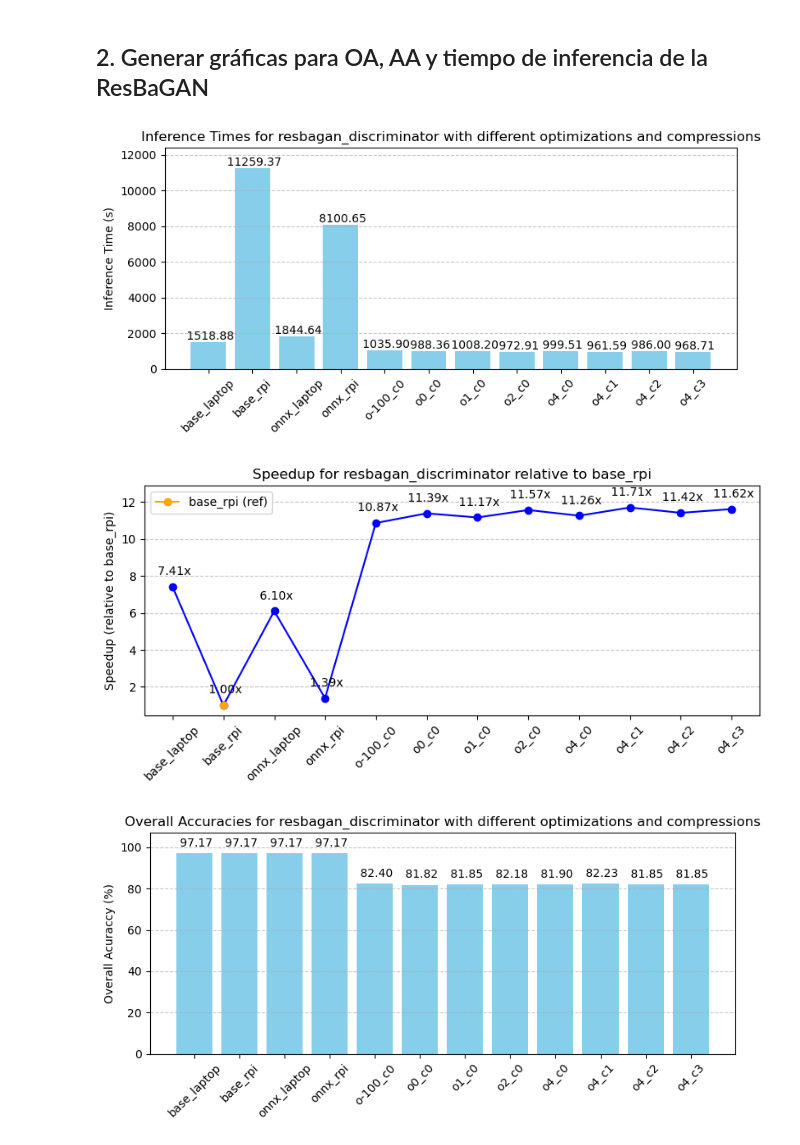
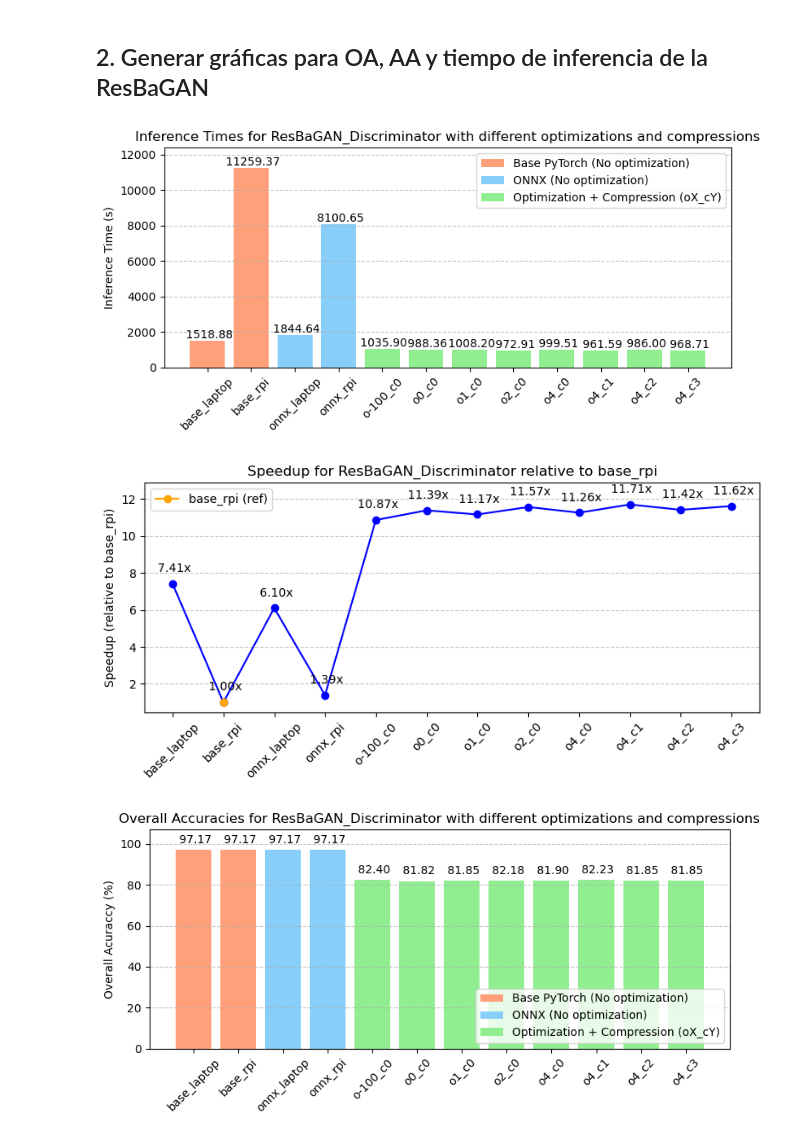
Before and after one commit to pablogcfuentes/hyper-rpi, a Jupyter notebook: notebooks/30_AUX_Graphs.ipynb, the cells around one changed output. Saved outputs shown, nothing was run; the diff lists cells and outputs as text; code cells hidden in the pictures.

Commit message:
Detailed graphs

```diff
--- a/notebooks/30_AUX_Graphs.ipynb
+++ b/notebooks/30_AUX_Graphs.ipynb
@@ -147,7 +177,7 @@ aa_values = [
 ]
 
 plt.figure(figsize=(8, 4))
-bars = plt.bar(model_names_cnn, aa_values, color='skyblue')
+bars = plt.bar(model_names_cnn, aa_values, color=bar_colors)
 
 # Añadimos valores encima de las barras
 for bar, value in zip(bars, aa_values):
@@ -158,9 +188,12 @@ for bar, value in zip(bars, aa_values):
 
 plt.ylim(top=max(aa_values) * 1.1)
 plt.ylabel("Average Acuraccy (%)")
-plt.title("Average Accuracies for cnn21 with different optimizations and compressions")
+plt.title("Average Accuracies for CNN with different optimizations and compressions")
 plt.xticks(rotation=45)
 plt.grid(axis='y', linestyle='--', alpha=0.7)
+
+# Añadimos leyenda y texto explicativo
+plt.legend(handles = legend_elements, loc='center right', frameon=True)
 plt.tight_layout()
 
 # Guardar y mostrar la imagen
@@ -228,6 +261,28 @@ model_names_resbagan = [
     "o4_c2",
     "o4_c3",
 ]
+
+color_map = {
+    "base": "#FFA07A", # Color salmón
+    "onnx": "#87CEFA", # Color azul cielo
+    "opt": "#90EE90" # Color verde claro
+}
+
+# Asignar colores a cada modelo según su prefijo
+bar_colors = []
+for name in model_names_resbagan:
+    if name.startswith("base"):
+        bar_colors.append(color_map["base"])
+    elif name.startswith("onnx"):
+        bar_colors.append(color_map["onnx"])
+    else:
+        bar_colors.append(color_map["opt"])
+
+legend_elements = [
+    Patch(facecolor=color_map["base"], label="Base PyTorch (No optimization)"),
+    Patch(facecolor=color_map["onnx"], label="ONNX (No optimization)"),
+    Patch(facecolor=color_map["opt"], label="Optimization + Compression (oX_cY)")
+]
 # %%
 # Graficar los tiempos de inferencia
 inference_times = [
@@ -246,7 +301,7 @@ inference_times = [
 ]
 
 plt.figure(figsize=(8, 4))
-bars = plt.bar(model_names_resbagan, inference_times, color='skyblue')
+bars = plt.bar(model_names_resbagan, inference_times, color=bar_colors)
 
 # Añadimos valores encima de las barras
 for bar, value in zip(bars, inference_times):
@@ -257,9 +312,12 @@ for bar, value in zip(bars, inference_times):
 
 plt.ylim(top=max(inference_times) * 1.1)
 plt.ylabel("Inference Time (s)")
-plt.title("Inference Times for resbagan_discriminator with different optimizations and compressions")
+plt.title("Inference Times for ResBaGAN_Discriminator with different optimizations and compressions")
 plt.xticks(rotation=45)
 plt.grid(axis='y', linestyle='--', alpha=0.7)
+
+# Añadimos leyenda y texto explicativo
+plt.legend(handles = legend_elements, loc='upper right', frameon=True)
 plt.tight_layout()
 
 # Guardar y mostrar la imagen
@@ -267,7 +325,7 @@ plt.savefig("../results/graphs/inference_times_resbagan_discriminator.png")
 plt.savefig("../results/graphs/inference_times_resbagan_discriminator.pdf", dpi=300)
 plt.show()
 # %% [output]
-[figure, old version]
+[figure, new version]
 # %%
 # Graficar el speedup
 base_rpi_idx = model_names_resbagan.index("base_rpi")
@@ -289,7 +347,7 @@ for x, y in zip(model_names_resbagan, speedup):
 
 plt.ylim(top=max(speedup) * 1.1)
 plt.ylabel("Speedup (relative to base_rpi)")
-plt.title("Speedup for resbagan_discriminator relative to base_rpi")
+plt.title("Speedup for ResBaGAN_Discriminator relative to base_rpi")
 plt.xticks(rotation=45)
 plt.grid(axis='y', linestyle='--', alpha=0.7)
 plt.legend()
@@ -300,7 +358,7 @@ plt.savefig("../results/graphs/speedup_resbagan_discriminator.png")
 plt.savefig("../results/graphs/speedup_resbagan_discriminator.pdf", dpi=300)
 plt.show()
 # %% [output]
-[figure, old version]
+[figure, new version]
 # %%
 # Graficar los OA
 oa_values = [
@@ -311,36 +369,39 @@ oa_values = [
     82.40,
     81.82,
     81.85,
     82.18,
     81.90,
     82.23,
     81.85,
     81.85
 ]
 
 plt.figure(figsize=(8, 4))
-bars = plt.bar(model_names_resbagan, oa_values, color='skyblue')
+bars = plt.bar(model_names_resbagan, oa_values, color=bar_colors)
 
 # Añadimos valores encima de las barras
 for bar, value in zip(bars, oa_values):
     plt.text(bar.get_x() + bar.get_width() / 2,
              bar.get_height() + 2,
              f'{value: .2f}',
              ha='center', va='bottom', fontsize=10)
 
 plt.ylim(top=max(oa_values) * 1.1)
 plt.ylabel("Overall Acuraccy (%)")
-plt.title("Overall Accuracies for resbagan_discriminator with different optimizations and compressions")
+plt.title("Overall Accuracies for ResBaGAN_Discriminator with different optimizations and compressions")
 plt.xticks(rotation=45)
 plt.grid(axis='y', linestyle='--', alpha=0.7)
+
+# Añadimos leyenda y texto explicativo
+plt.legend(handles = legend_elements, loc='lower right', frameon=True)
 plt.tight_layout()
 
 # Guardar y mostrar la imagen
 plt.savefig("../results/graphs/overall_accuracies_resbagan_discriminator.png")
 plt.savefig("../results/graphs/overall_accuracies_resbagan_discriminator.pdf", dpi=300)
 plt.show()
 # %% [output]
-[figure, old version]
+[figure, new version]
 # %%
 # Graficar los AA
 aa_values = [
```
Also changed, not shown: parts of 9 cells of this notebook, 20 other files.
